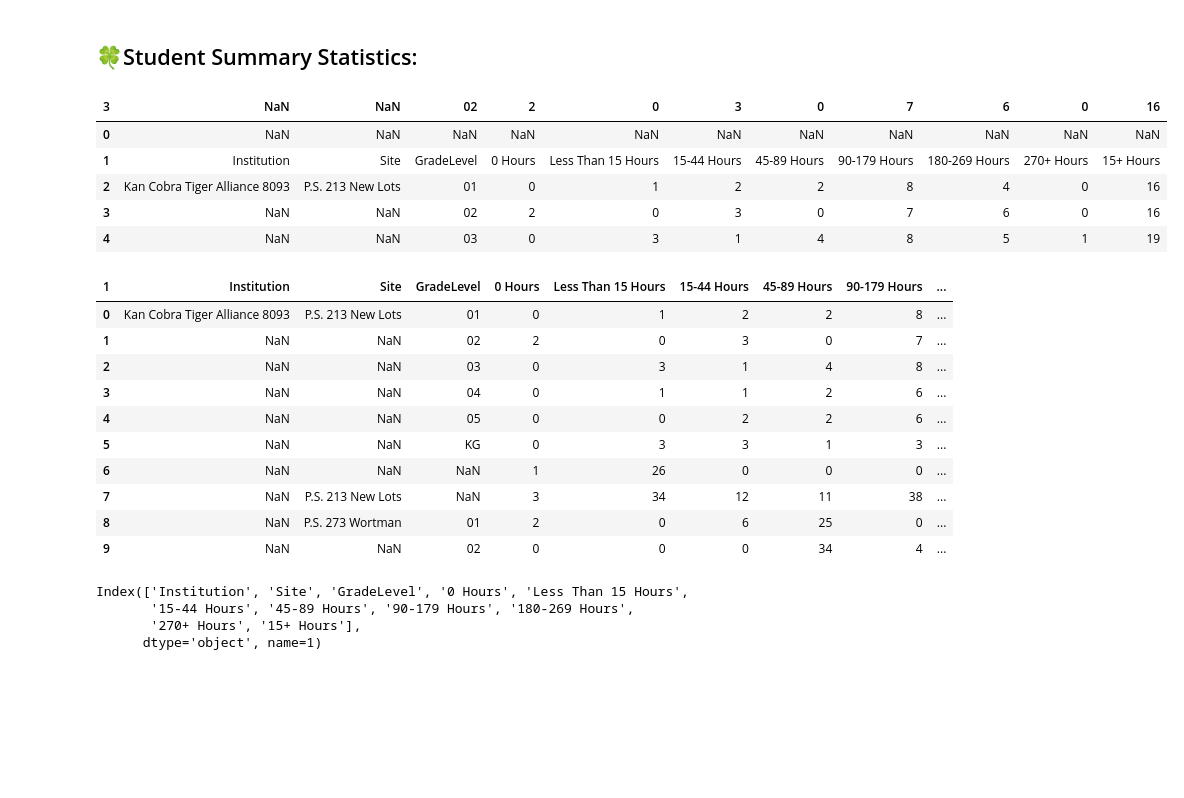
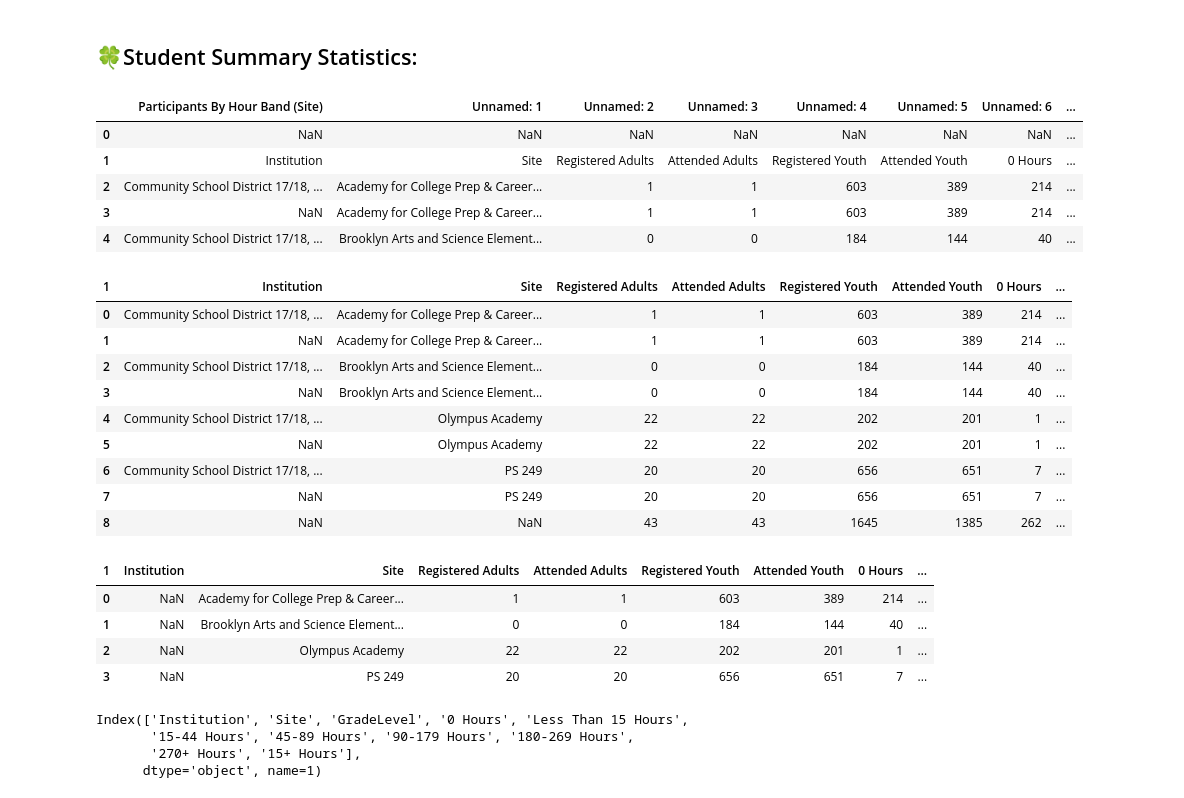
Before and after one commit to HaleyC2001/-L-G-Data-Factory, a Jupyter notebook: Code_Revision1.ipynb, the cells around one changed output. Cells and saved outputs as stored; diff of their text form; code cells hidden in the pictures; blank space fills up the shorter version.

Commit message:
Fix the Student Summary table

```diff
--- a/Code_Revision1.ipynb
+++ b/Code_Revision1.ipynb
@@ -6,28 +6,38 @@ import os
 
 
 
-students_sheets = pd.read_excel("/content/Weekly Reports (Guo) 0504 (Copy) - May 5 2026.xlsx", sheet_name=None)
+# students_sheets = pd.read_excel("/content/Weekly Reports (Guo) 0504 (Copy) - May 5 2026.xlsx", sheet_name=None)
 
-adults_sheets = "/content/Weekly Reports (Guo) 0504 (Copy) - May 5 2026.xlsx"
+# adults_sheets = "/content/Weekly Reports (Guo) 0504 (Copy) - May 5 2026.xlsx"
 
-all_sheets = "/content/Weekly Reports (Guo) 0504 (Copy) - May 5 2026.xlsx"
+# all_sheets = "/content/Weekly Reports (Guo) 0504 (Copy) - May 5 2026.xlsx"
+
+# # Student Summary Statistics - Target # of Students Served (don't include Total)
+# target_values = [152,200,100]
+
+
+students_sheets = pd.read_excel("/Users/lgteam/Downloads/csd1718 may 9 data/stu.xlsx", sheet_name=None)
+
+adults_sheets = "/Users/lgteam/Downloads/csd1718 may 9 data/adu.xlsx"
+
+all_sheets = "/Users/lgteam/Downloads/csd1718 may 9 data/all.xlsx"
 
 # Student Summary Statistics - Target # of Students Served (don't include Total)
-target_values = [152,200,100]
+target_values = [225,100,75,175]
 # %% [markdown]
 # Code Part (don't need to modify)
 # %% [markdown]
 ## 🍀Student Summary Statistics:
 # %%
-df_part_by_hour=  students_sheets['Participants By Hour Band (Grad']
+df_part_by_hour=  students_sheets['Participants By Hour Band (Site']
 df_part_by_hour.head()
 # %% [output]
-| 3 | NaN | NaN | 02 | 2 | 0 | 3 | 0 | 7 | 6 | 0 | 16 |
-| 0 | NaN | NaN | NaN | NaN | NaN | NaN | NaN | NaN | NaN | NaN | NaN |
-| 1 | Institution | Site | GradeLevel | 0 Hours | Less Than 15 Hours | 15-44 Hours | 45-89 Hours | 90-179 Hours | 180-269 Hours | 270+ Hours | 15+ Hours |
-| 2 | Kan Cobra Tiger Alliance 8093 | P.S. 213 New Lots | 01 | 0 | 1 | 2 | 2 | 8 | 4 | 0 | 16 |
-| 3 | NaN | NaN | 02 | 2 | 0 | 3 | 0 | 7 | 6 | 0 | 16 |
-| 4 | NaN | NaN | 03 | 0 | 3 | 1 | 4 | 8 | 5 | 1 | 19 |
+|  | Participants By Hour Band (Site) | Unnamed: 1 | Unnamed: 2 | Unnamed: 3 | Unnamed: 4 | Unnamed: 5 | Unnamed: 6 | ... |
+| 0 | NaN | NaN | NaN | NaN | NaN | NaN | NaN | ... |
+| 1 | Institution | Site | Registered Adults | Attended Adults | Registered Youth | Attended Youth | 0 Hours | ... |
+| 2 | Community School District 17/18, ... | Academy for College Prep & Career... | 1 | 1 | 603 | 389 | 214 | ... |
+| 3 | NaN | Academy for College Prep & Career... | 1 | 1 | 603 | 389 | 214 | ... |
+| 4 | Community School District 17/18, ... | Brooklyn Arts and Science Element... | 0 | 0 | 184 | 144 | 40 | ... |
 # %%
 # Use the 3rd row (index 2) as column names
 df_part_by_hour.columns = df_part_by_hour.iloc[1]
@@ -37,17 +47,37 @@ df_part_by_hour = df_part_by_hour.iloc[2:].reset_index(drop=True)
 
 df_part_by_hour.head(10)
 # %% [output]
-| 1 | Institution | Site | GradeLevel | 0 Hours | Less Than 15 Hours | 15-44 Hours | 45-89 Hours | 90-179 Hours | ... |
-| 0 | Kan Cobra Tiger Alliance 8093 | P.S. 213 New Lots | 01 | 0 | 1 | 2 | 2 | 8 | ... |
-| 1 | NaN | NaN | 02 | 2 | 0 | 3 | 0 | 7 | ... |
-| 2 | NaN | NaN | 03 | 0 | 3 | 1 | 4 | 8 | ... |
-| 3 | NaN | NaN | 04 | 0 | 1 | 1 | 2 | 6 | ... |
-| 4 | NaN | NaN | 05 | 0 | 0 | 2 | 2 | 6 | ... |
-| 5 | NaN | NaN | KG | 0 | 3 | 3 | 1 | 3 | ... |
-| 6 | NaN | NaN | NaN | 1 | 26 | 0 | 0 | 0 | ... |
-| 7 | NaN | P.S. 213 New Lots | NaN | 3 | 34 | 12 | 11 | 38 | ... |
-| 8 | NaN | P.S. 273 Wortman | 01 | 2 | 0 | 6 | 25 | 0 | ... |
-| 9 | NaN | NaN | 02 | 0 | 0 | 0 | 34 | 4 | ... |
+| 1 | Institution | Site | Registered Adults | Attended Adults | Registered Youth | Attended Youth | 0 Hours | ... |
+| 0 | Community School District 17/18, ... | Academy for College Prep & Career... | 1 | 1 | 603 | 389 | 214 | ... |
+| 1 | NaN | Academy for College Prep & Career... | 1 | 1 | 603 | 389 | 214 | ... |
+| 2 | Community School District 17/18, ... | Brooklyn Arts and Science Element... | 0 | 0 | 184 | 144 | 40 | ... |
+| 3 | NaN | Brooklyn Arts and Science Element... | 0 | 0 | 184 | 144 | 40 | ... |
+| 4 | Community School District 17/18, ... | Olympus Academy | 22 | 22 | 202 | 201 | 1 | ... |
+| 5 | NaN | Olympus Academy | 22 | 22 | 202 | 201 | 1 | ... |
+| 6 | Community School District 17/18, ... | PS 249 | 20 | 20 | 656 | 651 | 7 | ... |
+| 7 | NaN | PS 249 | 20 | 20 | 656 | 651 | 7 | ... |
+| 8 | NaN | NaN | 43 | 43 | 1645 | 1385 | 262 | ... |
+# %%
+rows_to_drop = []
+
+for idx, row in df_part_by_hour.iterrows():
+    institution = row['Institution']
+    site = row['Site']
+
+    is_empty_institution = pd.isna(institution) or str(institution).strip() == "NaN"
+    is_empty_site = pd.isna(site) or str(site).strip() == "NaN"
+
+    if (is_empty_institution and is_empty_site) or not is_empty_institution:
+        rows_to_drop.append(idx)
+
+df_part_by_hour = df_part_by_hour.drop(index=rows_to_drop).reset_index(drop=True)
+df_part_by_hour.head(10)
+# %% [output]
+| 1 | Institution | Site | Registered Adults | Attended Adults | Registered Youth | Attended Youth | 0 Hours | ... |
+| 0 | NaN | Academy for College Prep & Career... | 1 | 1 | 603 | 389 | 214 | ... |
+| 1 | NaN | Brooklyn Arts and Science Element... | 0 | 0 | 184 | 144 | 40 | ... |
+| 2 | NaN | Olympus Academy | 22 | 22 | 202 | 201 | 1 | ... |
+| 3 | NaN | PS 249 | 20 | 20 | 656 | 651 | 7 | ... |
 # %%
 # the average column from Daily Site Attendance Summary
 daily_site_att = students_sheets['Daily Site Attendance Summary']
```
Also changed, not shown: 1 other file.
